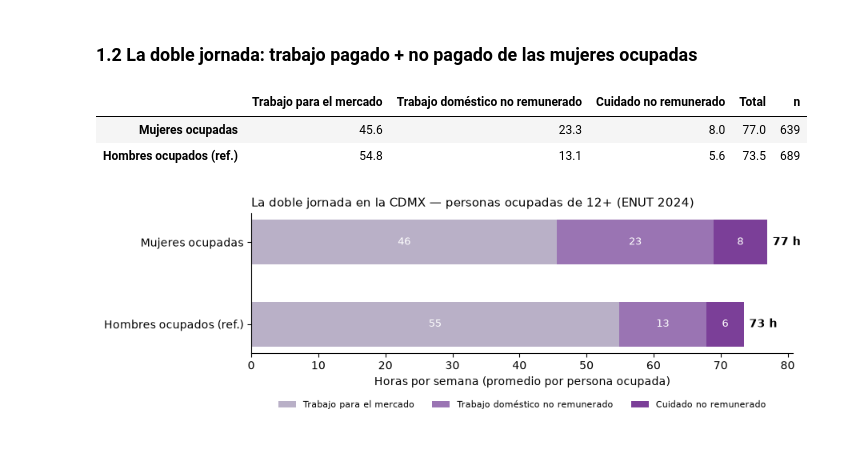
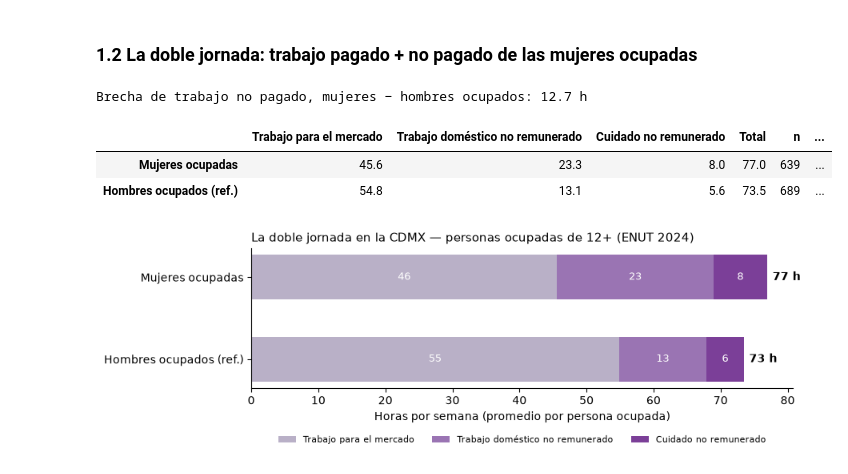
Before and after one commit to dead-can-dance/observatorio-economia-cuidado-cdmx, a Jupyter notebook: notebooks/02_mujeres_cuidadoras_pp7.ipynb, the cells around one changed output. Drawn from its saved outputs; the diff is of its cells as text; code cells hidden in the pictures.

```diff
--- a/notebooks/02_mujeres_cuidadoras_pp7.ipynb
+++ b/notebooks/02_mujeres_cuidadoras_pp7.ipynb
@@ -125,22 +125,31 @@ t
 # %%
 def jornada(d):
     return pd.Series({
         'Trabajo para el mercado': horas_pob(d, 'activ_merc'),
         'Trabajo doméstico no remunerado': horas_pob(d, 'trab_no_rem_hog'),
         'Cuidado no remunerado': horas_pob(d, 'trab_no_rem_cuid_hog'),
     })
 
 jor = pd.DataFrame({
     'Mujeres ocupadas': jornada(mujeres[mujeres['cond_aee'] == '1']),
     'Hombres ocupados (ref.)': jornada(hombres[hombres['cond_aee'] == '1']),
 }).T
 jor['Total'] = jor.sum(axis=1)
 jor['n'] = [int((mujeres['cond_aee'] == '1').sum()), int((hombres['cond_aee'] == '1').sum())]
+
+# El trabajo no pagado (doméstico + cuidado) se guarda SIN redondear: de esta columna
+# sale la brecha de 12.7 h que publica el tablero. Restar las columnas ya redondeadas
+# daría 12.6 (31.3 − 18.7), que es otra cifra.
+jor['Trabajo no pagado (sin redondear)'] = (jor['Trabajo doméstico no remunerado']
+                                            + jor['Cuidado no remunerado'])
+print('Brecha de trabajo no pagado, mujeres − hombres ocupados: '
+      f"{jor.loc['Mujeres ocupadas', 'Trabajo no pagado (sin redondear)'] - jor.loc['Hombres ocupados (ref.)', 'Trabajo no pagado (sin redondear)']:.1f} h")
 jor.round(1)
 # %% [output]
+Brecha de trabajo no pagado, mujeres − hombres ocupados: 12.7 h
-|  | Trabajo para el mercado | Trabajo doméstico no remunerado | Cuidado no remunerado | Total | n |
-| Mujeres ocupadas | 45.6 | 23.3 | 8.0 | 77.0 | 639 |
-| Hombres ocupados (ref.) | 54.8 | 13.1 | 5.6 | 73.5 | 689 |
+|  | Trabajo para el mercado | Trabajo doméstico no remunerado | Cuidado no remunerado | Total | n | ... |
+| Mujeres ocupadas | 45.6 | 23.3 | 8.0 | 77.0 | 639 | ... |
+| Hombres ocupados (ref.) | 54.8 | 13.1 | 5.6 | 73.5 | 689 | ... |
 # %%
 fig, ax = plt.subplots(figsize=(9, 3.2))
 colores = ['#b9b0c7', '#9a74b3', MORADO]
```
Also changed, not shown: parts of 1 cell of this notebook, 5 other files.
